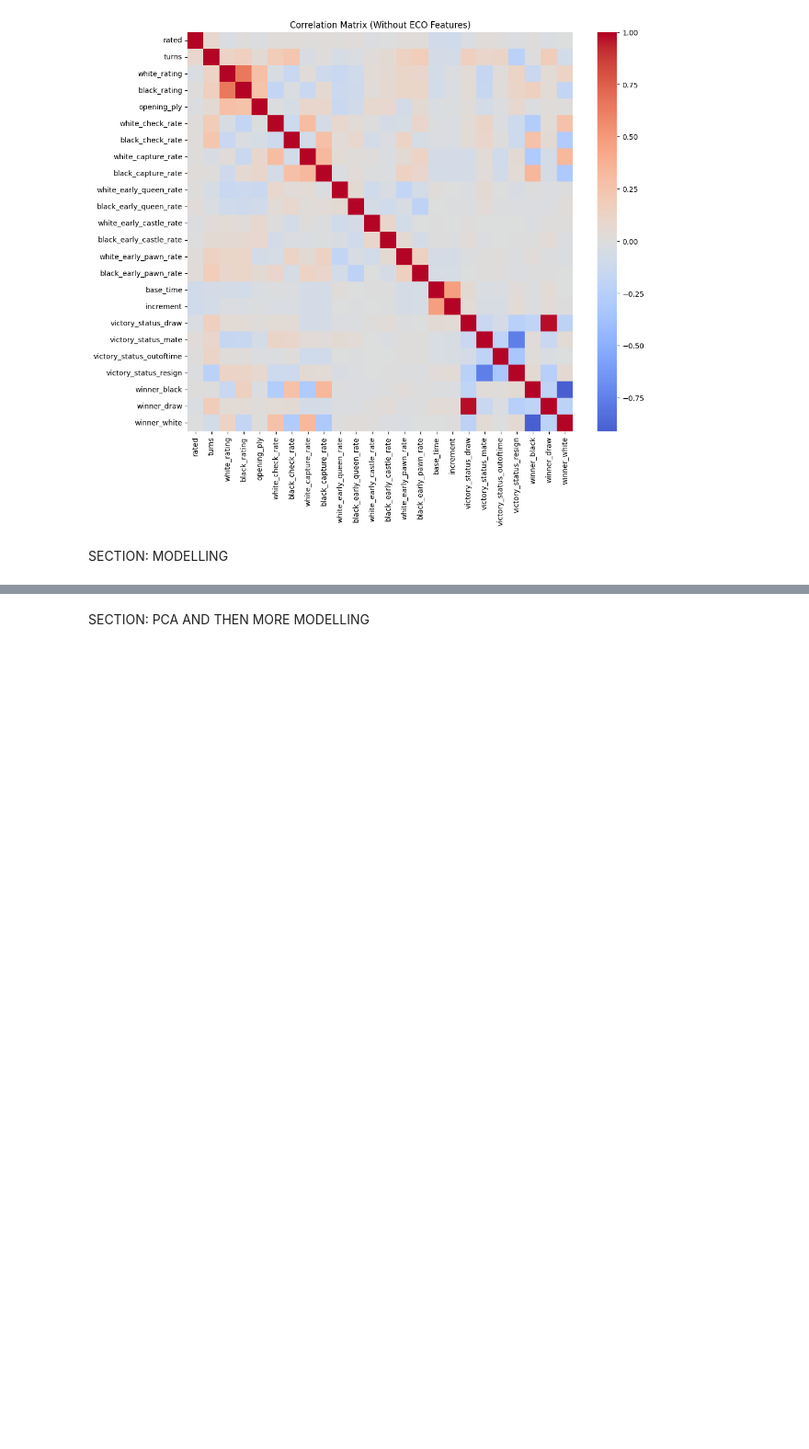
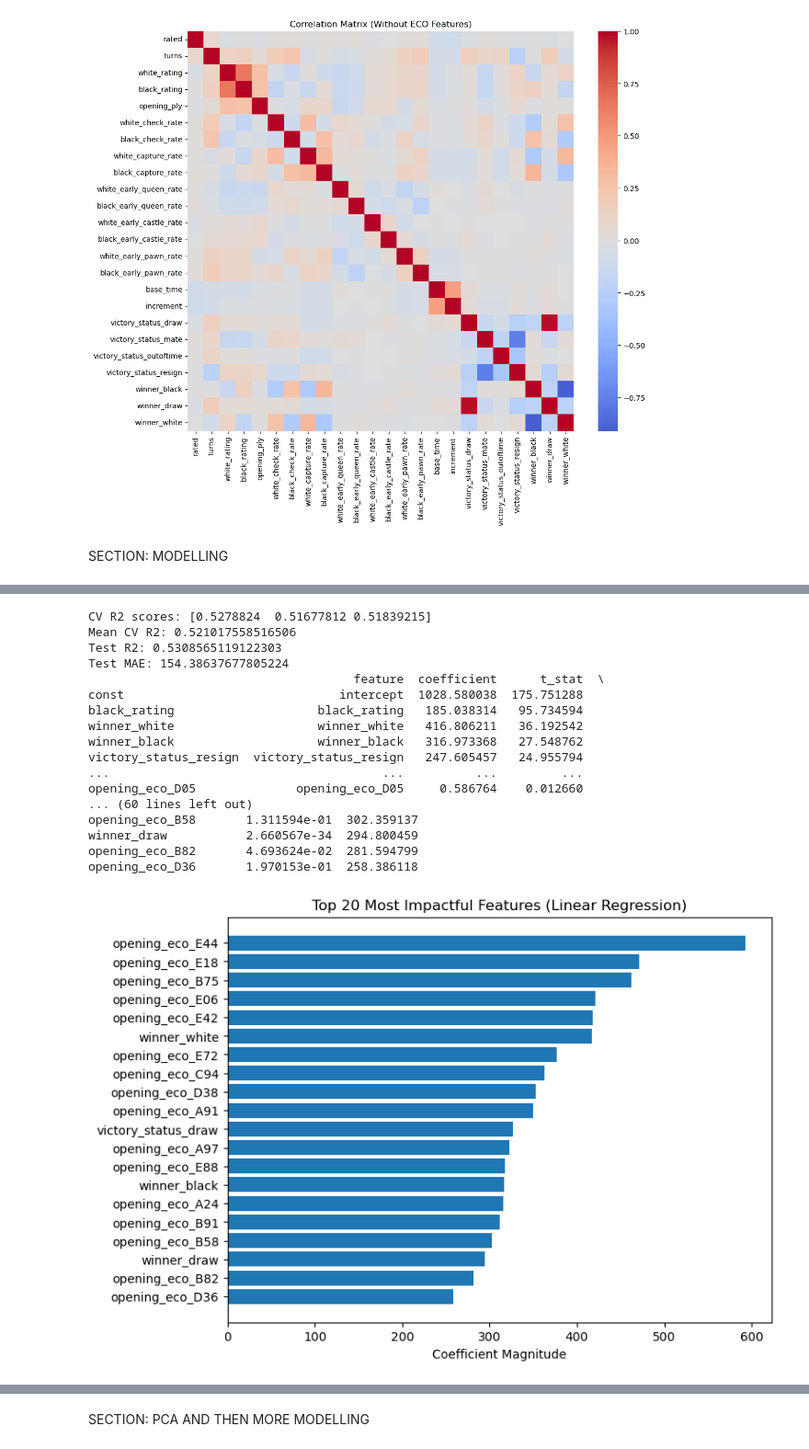
Before and after one commit to pizzeman/Machine_Learning_Project, a Jupyter notebook: chess_project.ipynb, the cells around one changed output, grey strips where cells are left out. Shown at 92% size. Saved outputs shown, nothing was run; the diff lists cells and outputs as text; code cells hidden in the pictures; blank space fills up the shorter version.

```diff
--- a/chess_project.ipynb
+++ b/chess_project.ipynb
@@ -421,0 +503,31 @@ Test R2: 0.5308565119122342
+# %%
+y = df_clean['white_rating']
+X = df_clean.drop(columns=['white_rating'])
+impact = linear_regression(X, y)
+top_features = impact.head(20)
+
+plt.figure(figsize=(8,6))
+plt.barh(top_features["feature"], top_features["abs_coef"])
+plt.gca().invert_yaxis()
+plt.title("Top 20 Most Impactful Features (Linear Regression)")
+plt.xlabel("Coefficient Magnitude")
+plt.show()
+# %% [output]
+CV R2 scores: [0.5278824  0.51677812 0.51839215]
+Mean CV R2: 0.521017558516506
+Test R2: 0.5308565119122303
+Test MAE: 154.38637677805224
+                                     feature  coefficient      t_stat  \
+const                              intercept  1028.580038  175.751288
+black_rating                    black_rating   185.038314   95.734594
+winner_white                    winner_white   416.806211   36.192542
+winner_black                    winner_black   316.973368   27.548762
+victory_status_resign  victory_status_resign   247.605457   24.955794
+...                                      ...          ...         ...
+opening_eco_D05              opening_eco_D05     0.586764    0.012660
+... (60 lines left out)
+opening_eco_B58       1.311594e-01  302.359137
+winner_draw           2.660567e-34  294.800459
+opening_eco_B82       4.693624e-02  281.594799
+opening_eco_D36       1.970153e-01  258.386118
+[figure, added]
```
Also changed, not shown: parts of 14 cells of this notebook, 20 other files.
